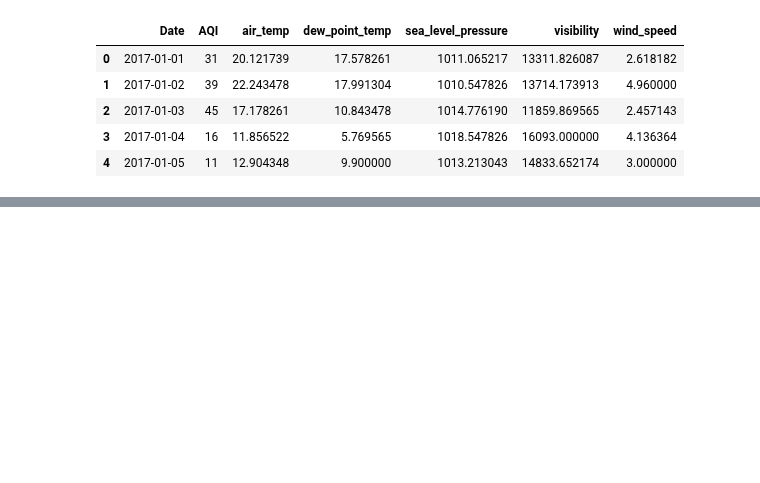
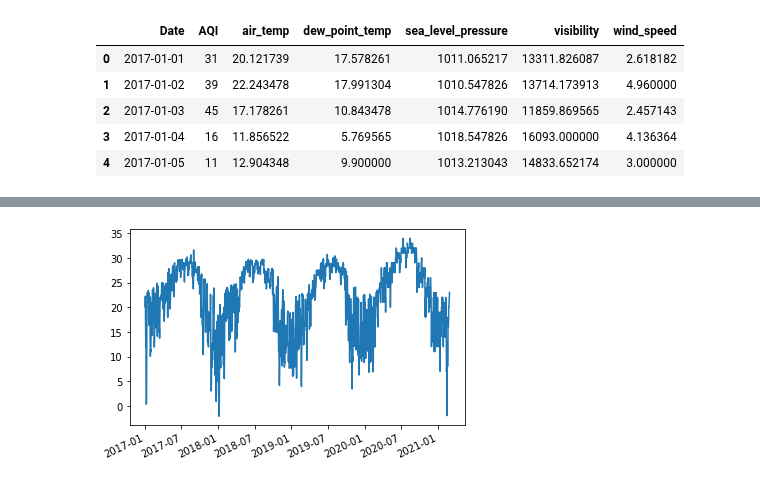
Before and after one commit to gallo-json/air-pollution-forecast, a Jupyter notebook: src/train_model.ipynb, the cells around one changed output, grey strips where cells are left out. Saved outputs shown, nothing was run; the diff lists cells and outputs as text; code cells hidden in the pictures; blank space fills up the shorter version.

```diff
--- a/src/train_model.ipynb
+++ b/src/train_model.ipynb
@@ -28,0 +36,6 @@ df.head()
+# %%
+plt.plot_date(x_axis, df.air_temp.values, '-')
+plt.gcf().autofmt_xdate(rotation=25)
+plt.show()
+# %% [output]
+[figure, added]
```
Also changed, not shown: parts of 25 cells of this notebook.
